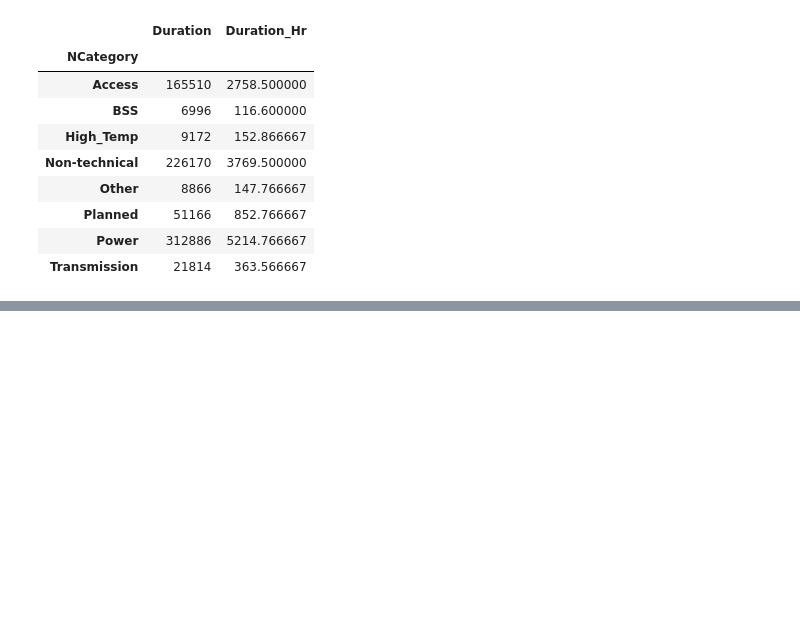
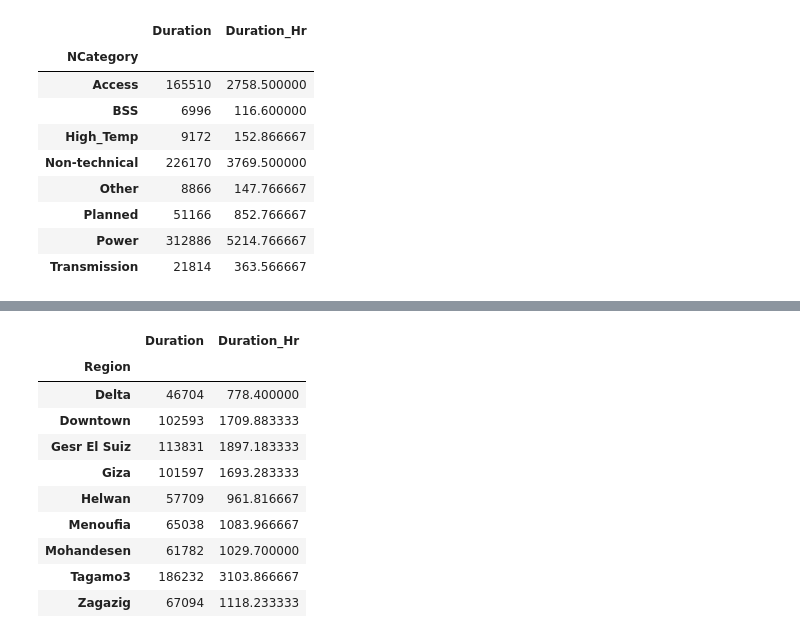
Before and after one commit to Ayman-Abdeen/Ayman-Abdeen-DataAnalysis-A, a Jupyter notebook: Data_Summarization_using_python.ipynb, the cells around one changed output, grey strips where cells are left out. Cells and saved outputs as stored; diff of their text form; code cells hidden in the pictures; blank space fills up the shorter version.

```diff
--- a/Data_Summarization_using_python.ipynb
+++ b/Data_Summarization_using_python.ipynb
@@ -319,0 +349,15 @@ SumOfDuration_HrParkedOrROT
+# %%
+SumOfDuration_HrRegion=new_df.groupby("Region").sum("Duration_Hr")
+SumOfDuration_HrRegion
+# %% [output]
+|  | Duration | Duration_Hr |
+| Region |  |  |
+| Delta | 46704 | 778.400000 |
+| Downtown | 102593 | 1709.883333 |
+| Gesr El Suiz | 113831 | 1897.183333 |
+| Giza | 101597 | 1693.283333 |
+| Helwan | 57709 | 961.816667 |
+| Menoufia | 65038 | 1083.966667 |
+| Mohandesen | 61782 | 1029.700000 |
+| Tagamo3 | 186232 | 3103.866667 |
+| Zagazig | 67094 | 1118.233333 |
```
Also changed, not shown: parts of 11 cells of this notebook.
